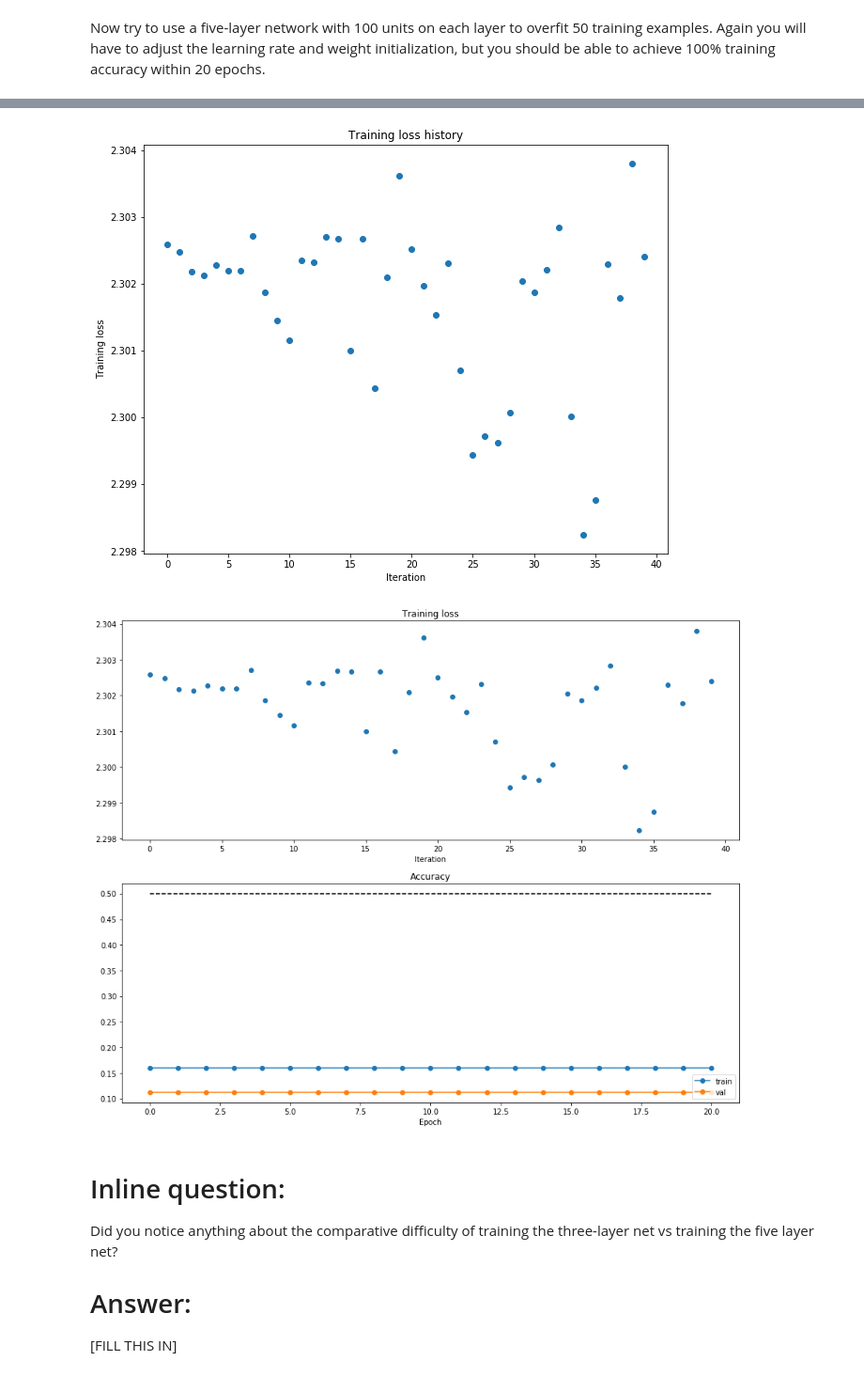
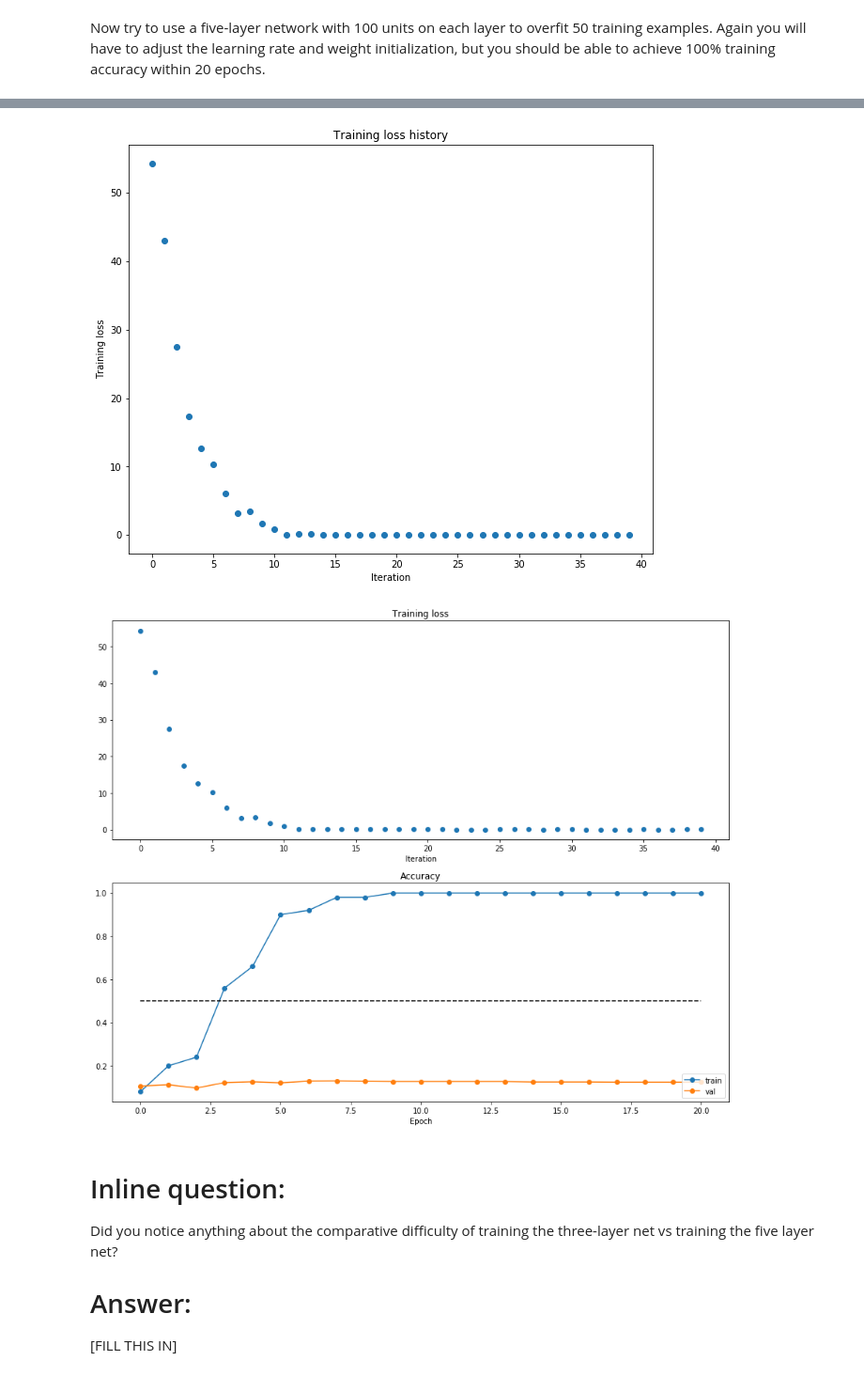
Before and after one commit to PootieT/stat_machine_learning_hw5, a Jupyter notebook: FullyConnectedNets.ipynb, the cells around one changed output, grey strips where cells are left out. Shown at 94% size. Drawn from its saved outputs; the diff is of its cells as text; code cells hidden in the pictures.

```diff
--- a/FullyConnectedNets.ipynb
+++ b/FullyConnectedNets.ipynb
@@ -500,8 +499,8 @@ small_data = {
   'y_val': data['y_val'],
 }
 
-learning_rate = 1.2e-2
-weight_scale = 1e-4
+learning_rate = 1e-3
+weight_scale = 8e-2
 model = FullyConnectedNet([100, 100, 100, 100],
                 weight_scale=weight_scale, dtype=np.float64)
 solver = Solver(model, small_data,
@@ -554,5 +553,5 @@ plt.show()
-[figure, old version]
+[figure, new version]
-[figure, old version]
+[figure, new version]
 # %% [markdown]
 # Inline question:
 Did you notice anything about the comparative difficulty of training the three-layer net vs training the five layer net?
```
Also changed, not shown: parts of 13 cells of this notebook, 2 other files.
